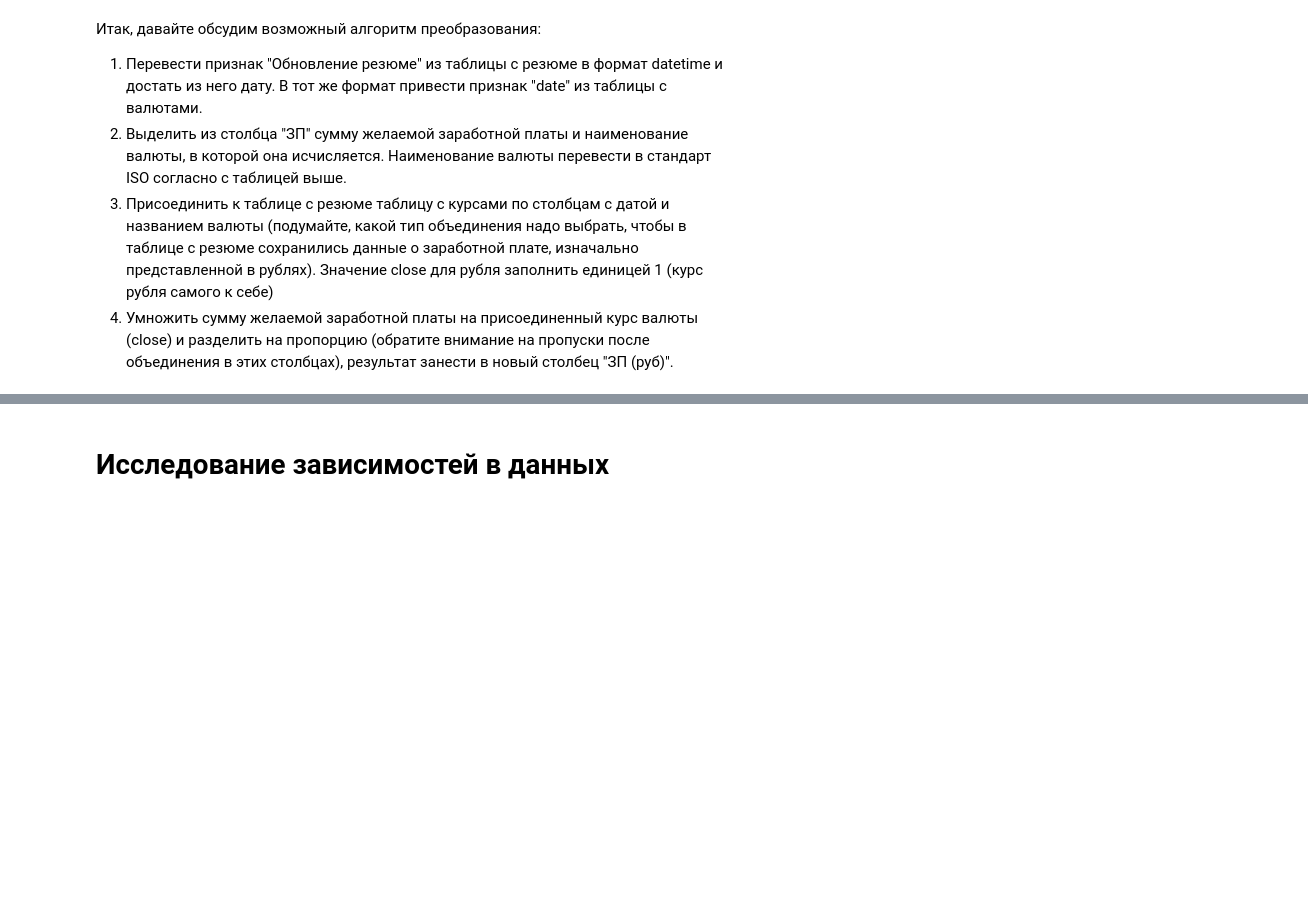
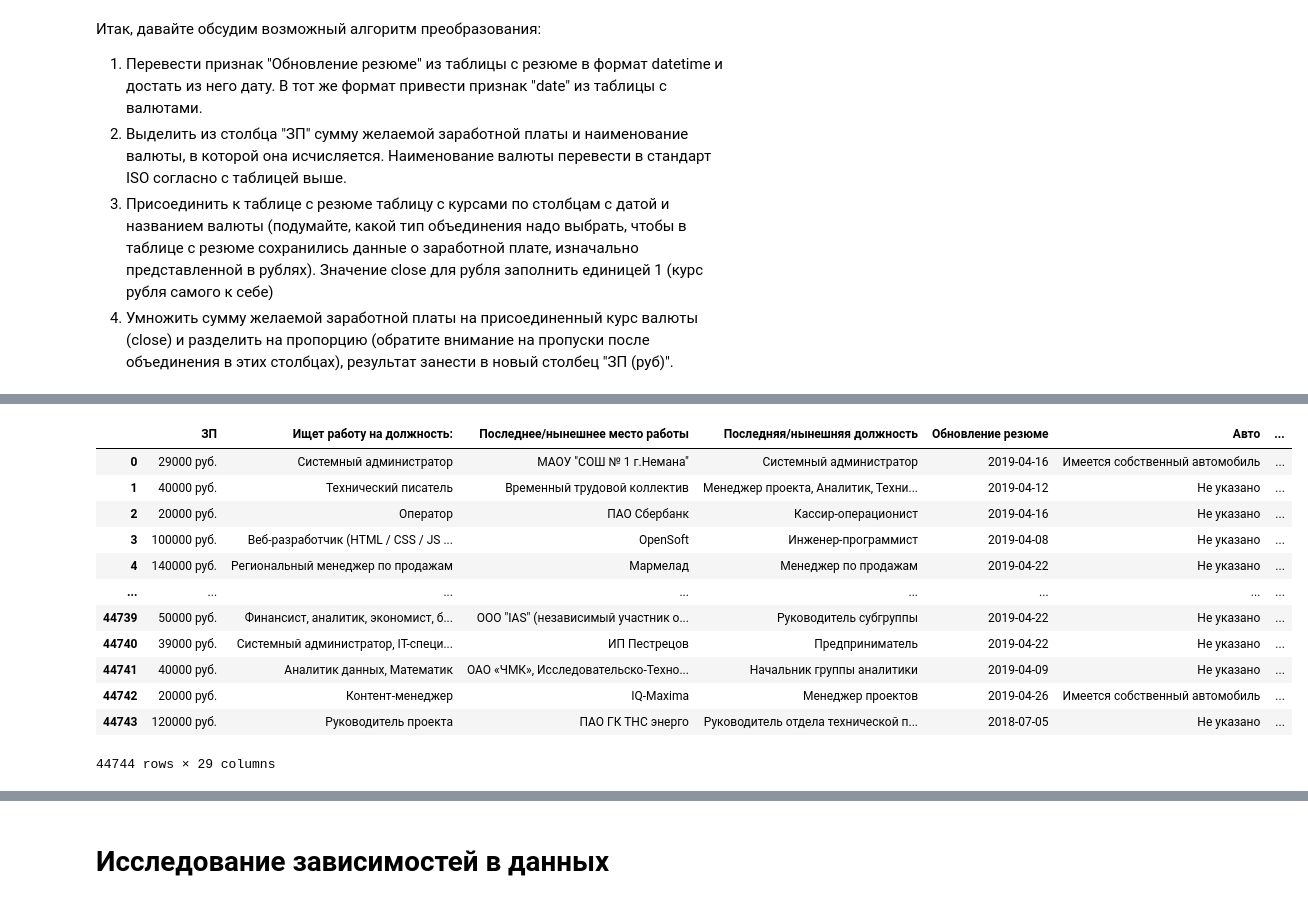
Before and after one commit to yaskova/Python-Project-1, a Jupyter notebook: Project-1 notebook.ipynb, the cells around one changed output, grey strips where cells are left out. Cells and saved outputs as stored; diff of their text form; code cells hidden in the pictures; blank space fills up the shorter version.

```diff
--- a/Project-1 notebook.ipynb
+++ b/Project-1 notebook.ipynb
@@ -373,0 +451,5 @@ hh_df
+# %%
+# Разделяем признак "ЗП" на число и валюту
+hh_df['ЗП число'] = hh_df['ЗП'].apply(lambda x: int(x[:x.find(' ')]) )
+hh_df['валюта'] = hh_df['ЗП'].apply(lambda x: x[x.find(' ') + 1:])
+hh_df.head(3)
@@ -373,0 +462,15 @@ hh_df
+# %%
+# создаем словарь валют в ISO, на всякий случай полный
+iso_dict = {
+    'руб.' : 'RUB',
+    'бел.руб.' : 'BYN',
+    'KZT' : 'KZT',
+    'EUR' : 'EUR',
+    'USD' : 'USD',
+    'грн.' : 'UAH',
+    'сум' : 'UZS',
+    'KGS' : 'KGS',
+    'AZN' : 'AZN'
+}
+# переводим названия валют в ISO формат
+hh_df['валюта'] = hh_df['валюта'].apply(lambda x: iso_dict[x])
@@ -373,0 +497,18 @@ hh_df
+# %%
+df_merged = hh_df.merge(rates, how='left', left_on=['Обновление резюме', 'валюта'], right_on=['date', 'currency'])
+# %%
+df_merged
+# %% [output]
+|  | ЗП | Ищет работу на должность: | Последнее/нынешнее место работы | Последняя/нынешняя должность | Обновление резюме | Авто | ... |
+| 0 | 29000 руб. | Системный администратор | МАОУ "СОШ № 1 г.Немана" | Системный администратор | 2019-04-16 | Имеется собственный автомобиль | ... |
+| 1 | 40000 руб. | Технический писатель | Временный трудовой коллектив | Менеджер проекта, Аналитик, Техни... | 2019-04-12 | Не указано | ... |
+| 2 | 20000 руб. | Оператор | ПАО Сбербанк | Кассир-операционист | 2019-04-16 | Не указано | ... |
+| 3 | 100000 руб. | Веб-разработчик (HTML / CSS / JS ... | OpenSoft | Инженер-программист | 2019-04-08 | Не указано | ... |
+| 4 | 140000 руб. | Региональный менеджер по продажам | Мармелад | Менеджер по продажам | 2019-04-22 | Не указано | ... |
+| ... | ... | ... | ... | ... | ... | ... | ... |
+| 44739 | 50000 руб. | Финансист, аналитик, экономист, б... | ООО "IAS" (независимый участник о... | Руководитель субгруппы | 2019-04-22 | Не указано | ... |
+| 44740 | 39000 руб. | Системный администратор, IT-специ... | ИП Пестрецов | Предприниматель | 2019-04-22 | Не указано | ... |
+| 44741 | 40000 руб. | Аналитик данных, Математик | ОАО «ЧМК», Исследовательско-Техно... | Начальник группы аналитики | 2019-04-09 | Не указано | ... |
+| 44742 | 20000 руб. | Контент-менеджер | IQ-Maxima | Менеджер проектов | 2019-04-26 | Имеется собственный автомобиль | ... |
+| 44743 | 120000 руб. | Руководитель проекта | ПАО ГК ТНС энерго | Руководитель отдела технической п... | 2018-07-05 | Не указано | ... |
+44744 rows × 29 columns
```
Also changed, not shown: parts of 11 cells of this notebook.
